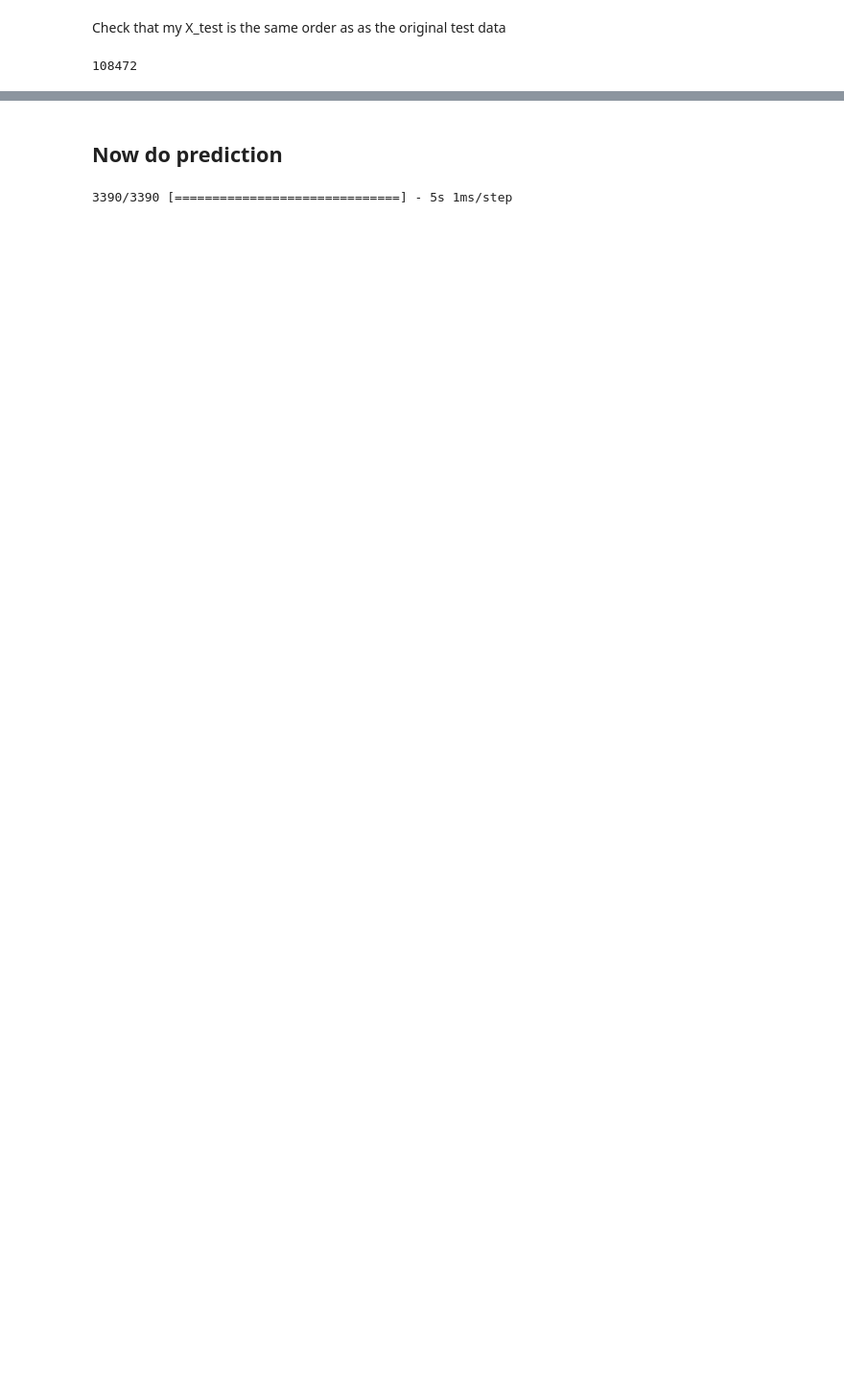
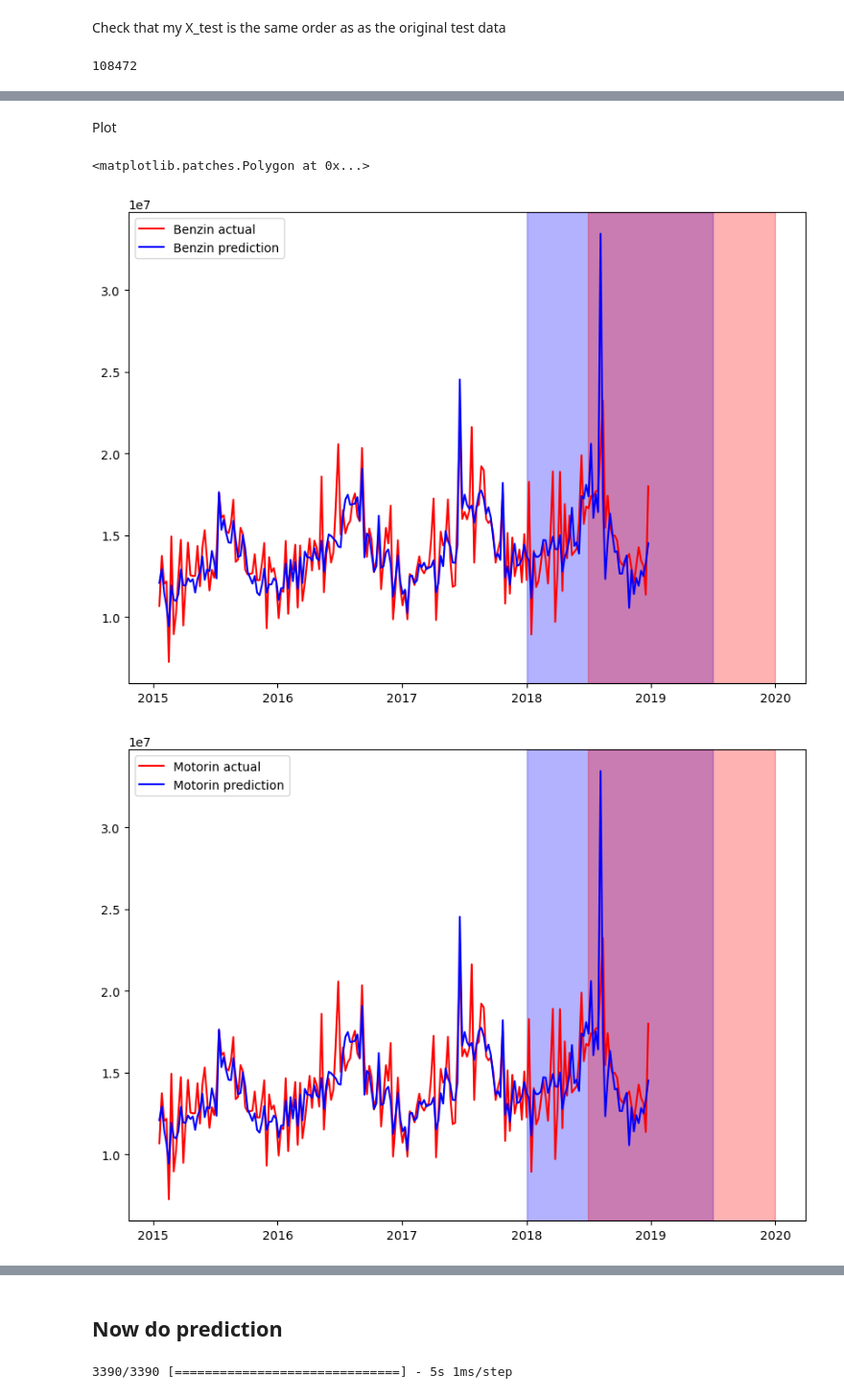
Before and after one commit to feyzijan/ShellDatathon, a Jupyter notebook: MLModels/NeuralNetSparse.ipynb, the cells around one changed output, grey strips where cells are left out. Shown at 96% size. Drawn from its saved outputs; the diff is of its cells as text; code cells hidden in the pictures; blank space fills up the shorter version.

```diff
--- a/MLModels/NeuralNetSparse.ipynb
+++ b/MLModels/NeuralNetSparse.ipynb
@@ -178,0 +192,7 @@ df_test_og = pd.read_csv("test.csv")
+# %%
+X_train["Litres(actual)"] = y_train.copy()
+X_train["Litres(predicted)"] = y_train_pred.copy()
+X_valid["Litres(actual)"] = y_valid.copy()
+X_valid["Litres(predicted)"] = y_valid_pred.copy()
+X_train_test["Litres(actual)"] = y_train_test.copy()
+X_train_test["Litres(predicted)"] = y_train_test_pred.copy()
@@ -178,0 +204,4 @@ df_test_og = pd.read_csv("test.csv")
+# %%
+df = pd.concat([X_train,X_valid, X_train_test])
+# %%
+df["WeekStarting"] = df_train["WeekStarting"].copy()
@@ -178,0 +224,48 @@ df_test_og = pd.read_csv("test.csv")
+# %% [markdown]
+Plot
+# %%
+#Benzin
+fig, ax = plt.subplots()
+fig.set_size_inches(10, 7, forward=True)
+
+df1 = df[df["Benzin"] == 1]
+df1 = df1.groupby(by=["WeekStarting"],axis=0).sum()
+df1.reset_index(inplace=True)
+
+benzin_sales_actual = df1["Litres(actual)"]
+benzin_sales_pred = df1["Litres(predicted)"]
+dates = df1["WeekStarting"]
+
+ax.plot(dates,benzin_sales_actual,color='r',label="Benzin actual")
+ax.plot(dates,benzin_sales_pred,color='b',label="Benzin prediction")
+ax.legend()
+
+# highlight a time range
+ax.axvspan("2018-01-01", "2019-07-01", color="blue", alpha=0.3)
+ax.axvspan("2018-07-01", "2019-12-30", color="red", alpha=0.3)
+
+#Motorin
+fig, ax = plt.subplots()
+fig.set_size_inches(10, 7, forward=True)
+
+df2 = df[df["Motorin"] == 1]
+df2 = df2.groupby(by=["WeekStarting"],axis=0).sum()
+df2.reset_index(inplace=True)
+
+motorin_sales_actual = df2["Litres(actual)"]
+motorin_sales_pred = df2["Litres(predicted)"]
+dates = df2["WeekStarting"]
+
+ax.plot(dates,benzin_sales_actual,color='r',label="Motorin actual")
+ax.plot(dates,benzin_sales_pred,color='b',label="Motorin prediction")
+ax.legend()
+
+# highlight a time range
+ax.axvspan("2018-01-01", "2019-07-01", color="blue", alpha=0.3)
+ax.axvspan("2018-07-01", "2019-12-30", color="red", alpha=0.3)
+
+#plt.plot(dates,motorin_sales/4.2)
+# %% [output]
+<matplotlib.patches.Polygon at 0x...>
+[figure, added]
+[figure, added]
```
Also changed, not shown: parts of 35 cells of this notebook, 7 other files.
